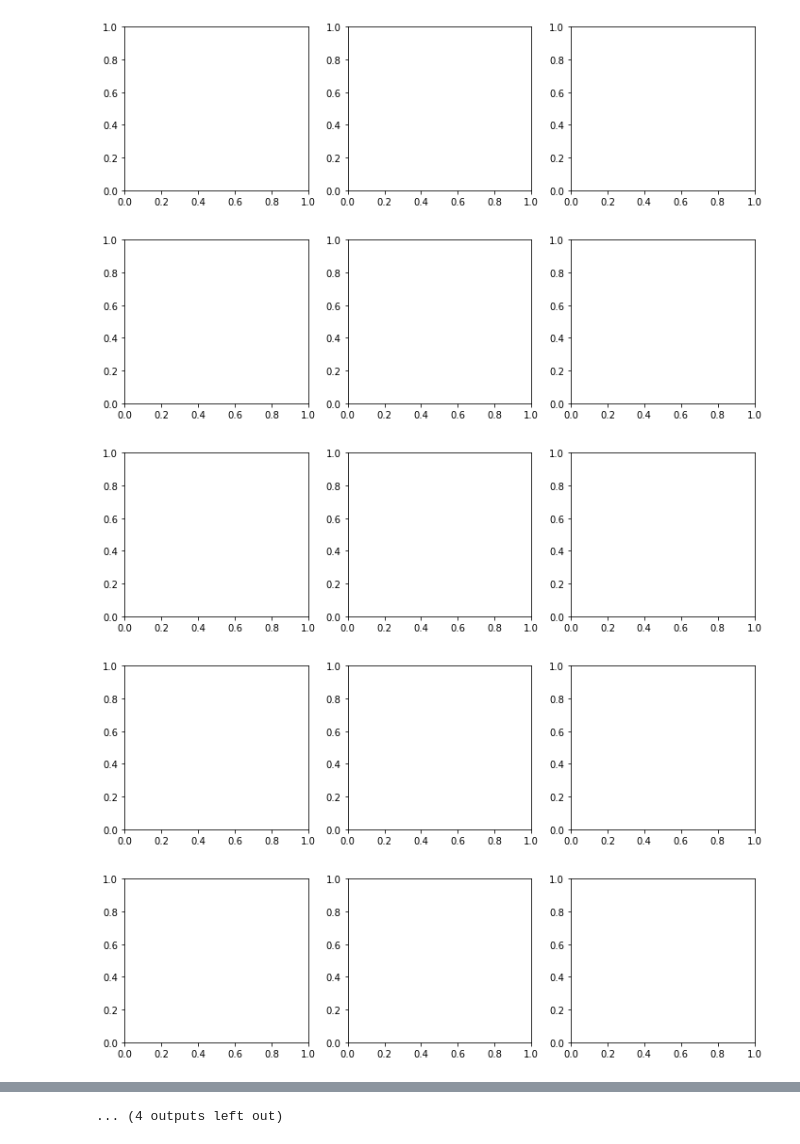
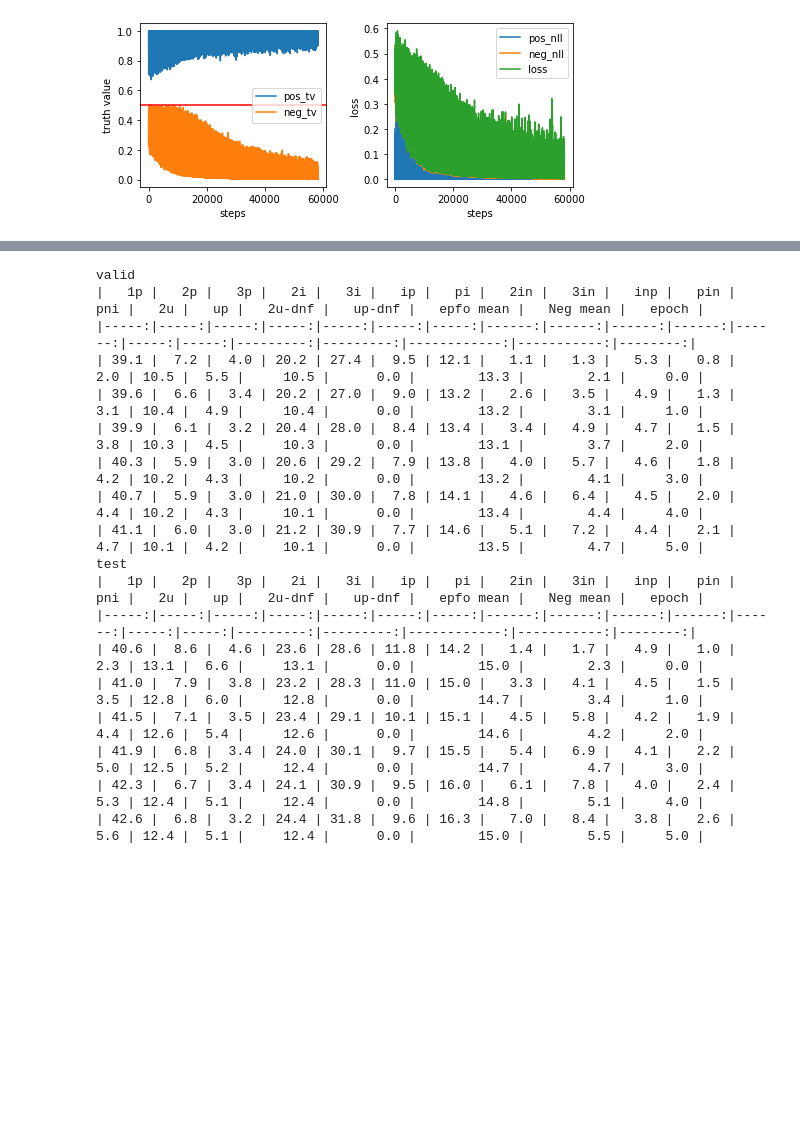
Before and after one commit to rabi-fei/Soft-Queries-on-Uncertain-KG, a Jupyter notebook: vis.ipynb, the cells around one changed output, grey strips where cells are left out. Cells and saved outputs as stored; diff of their text form; code cells hidden in the pictures; blank space fills up the shorter version.

```diff
--- a/vis.ipynb
+++ b/vis.ipynb
@@ -53,7 +53,7 @@ def plot_train_lines():
         data['id'].append(i)
     df = pd.DataFrame(data)
 
-    fig, (ax1, ax2) = plt.subplots(ncols=2, figsize=(12, 5))
+    fig, (ax1, ax2) = plt.subplots(ncols=2, figsize=(7, 3))
 
     ax1.set_xlabel('steps')
     ax1.set_ylabel('truth value')
@@ -84,8 +84,13 @@ def plot_train_lines():
 
 
 def plot_evaluation(scope=['train', 'validate', 'test']):
+    all_rec = filter_lines(lines=lines, key_str="evaluate")
+
+
     for k in queries:
+        if not any(k in rec for rec in all_rec): continue
         fig, axes = plt.subplots(ncols=len(scope), figsize=(3 * len(scope) + 1, 3))
+
         if len(scope) == 1:
             axes = [axes]
 
@@ -119,24 +124,32 @@ def plot_evaluation(scope=['train', 'validate', 'test']):
 # %%
 def evaluation_to_tables(line, verbose=True):
     data = defaultdict(list)
-    data['metric'] = metrics
-    for m in metrics:
+    for m in ['mrr']:
         for k in queries:
             if k in line:
                 data[k].append(line[k][m] * 100)
     df = pd.DataFrame(data)
     try:
-        df['Conjunction mean'] = df[Conjunction_queries].mean(axis=1)
+        df['epfo mean'] = df[Conjunction_queries + Disjunction_queries].mean(axis=1)
     except:
         pass
     try:
-        df['Negation mean'] = df[Negation_queries].mean(axis=1)
+        df['Neg mean'] = df[Negation_queries].mean(axis=1)
     except:
         pass
-    try:
-        df['Disjunction mean'] = df[Disjunction_queries].mean(axis=1)
-    except:
-        pass
+    return df
 
-    return df
+def aggregate_evaluations(scope=['valid', 'test']):
+    for desc in scope:
+        print(desc)
+        rec_lines = filter_lines(lines, key_str=f"evaluate {desc}")
+        df_list = []
+        for e, line in enumerate(rec_lines):
+            df = evaluation_to_tables(line)
+            # print(df.to_markdown(floatfmt=".2f"))
+            df['epoch'] = e
+            df_list.append(df)
+        final_df = pd.concat(df_list)
+        final_df = final_df.reindex()
+        print(final_df.to_markdown(floatfmt=".1f", index=False))
 # %%
@@ -160,10 +179,7 @@ plot_evaluation(scope=['valid', 'test'])
 # %%
-lines = read_log_lines('log/train_1p_2i_pin/output.log')
+lines = read_log_lines('log/train_query_boosting_1p2p/output.log')
 plot_train_lines()
-plot_evaluation(scope=['train', 'valid', 'test'])
+# plot_evaluation(scope=['valid', 'test'])
+aggregate_evaluations()
 # %% [output]
-[figure, old version]
+[figure, new version]
-[figure, removed]
-[figure, removed]
-[figure, removed]
-[figure, removed]
@@ -177,2 +186,19 @@ plot_evaluation(scope=['train', 'valid', 'test'])
-... (4 outputs left out)
+valid
+|   1p |   2p |   3p |   2i |   3i |   ip |   pi |   2in |   3in |   inp |   pin |   pni |   2u |   up |   2u-dnf |   up-dnf |   epfo mean |   Neg mean |   epoch |
+|-----:|-----:|-----:|-----:|-----:|-----:|-----:|------:|------:|------:|------:|------:|-----:|-----:|---------:|---------:|------------:|-----------:|--------:|
+| 39.1 |  7.2 |  4.0 | 20.2 | 27.4 |  9.5 | 12.1 |   1.1 |   1.3 |   5.3 |   0.8 |   2.0 | 10.5 |  5.5 |     10.5 |      0.0 |        13.3 |        2.1 |     0.0 |
+| 39.6 |  6.6 |  3.4 | 20.2 | 27.0 |  9.0 | 13.2 |   2.6 |   3.5 |   4.9 |   1.3 |   3.1 | 10.4 |  4.9 |     10.4 |      0.0 |        13.2 |        3.1 |     1.0 |
+| 39.9 |  6.1 |  3.2 | 20.4 | 28.0 |  8.4 | 13.4 |   3.4 |   4.9 |   4.7 |   1.5 |   3.8 | 10.3 |  4.5 |     10.3 |      0.0 |        13.1 |        3.7 |     2.0 |
+| 40.3 |  5.9 |  3.0 | 20.6 | 29.2 |  7.9 | 13.8 |   4.0 |   5.7 |   4.6 |   1.8 |   4.2 | 10.2 |  4.3 |     10.2 |      0.0 |        13.2 |        4.1 |     3.0 |
+| 40.7 |  5.9 |  3.0 | 21.0 | 30.0 |  7.8 | 14.1 |   4.6 |   6.4 |   4.5 |   2.0 |   4.4 | 10.2 |  4.3 |     10.1 |      0.0 |        13.4 |        4.4 |     4.0 |
+| 41.1 |  6.0 |  3.0 | 21.2 | 30.9 |  7.7 | 14.6 |   5.1 |   7.2 |   4.4 |   2.1 |   4.7 | 10.1 |  4.2 |     10.1 |      0.0 |        13.5 |        4.7 |     5.0 |
+test
+|   1p |   2p |   3p |   2i |   3i |   ip |   pi |   2in |   3in |   inp |   pin |   pni |   2u |   up |   2u-dnf |   up-dnf |   epfo mean |   Neg mean |   epoch |
+|-----:|-----:|-----:|-----:|-----:|-----:|-----:|------:|------:|------:|------:|------:|-----:|-----:|---------:|---------:|------------:|-----------:|--------:|
+| 40.6 |  8.6 |  4.6 | 23.6 | 28.6 | 11.8 | 14.2 |   1.4 |   1.7 |   4.9 |   1.0 |   2.3 | 13.1 |  6.6 |     13.1 |      0.0 |        15.0 |        2.3 |     0.0 |
+| 41.0 |  7.9 |  3.8 | 23.2 | 28.3 | 11.0 | 15.0 |   3.3 |   4.1 |   4.5 |   1.5 |   3.5 | 12.8 |  6.0 |     12.8 |      0.0 |        14.7 |        3.4 |     1.0 |
+| 41.5 |  7.1 |  3.5 | 23.4 | 29.1 | 10.1 | 15.1 |   4.5 |   5.8 |   4.2 |   1.9 |   4.4 | 12.6 |  5.4 |     12.6 |      0.0 |        14.6 |        4.2 |     2.0 |
+| 41.9 |  6.8 |  3.4 | 24.0 | 30.1 |  9.7 | 15.5 |   5.4 |   6.9 |   4.1 |   2.2 |   5.0 | 12.5 |  5.2 |     12.4 |      0.0 |        14.7 |        4.7 |     3.0 |
+| 42.3 |  6.7 |  3.4 | 24.1 | 30.9 |  9.5 | 16.0 |   6.1 |   7.8 |   4.0 |   2.4 |   5.3 | 12.4 |  5.1 |     12.4 |      0.0 |        14.8 |        5.1 |     4.0 |
+| 42.6 |  6.8 |  3.2 | 24.4 | 31.8 |  9.6 | 16.3 |   7.0 |   8.4 |   3.8 |   2.6 |   5.6 | 12.4 |  5.1 |     12.4 |      0.0 |        15.0 |        5.5 |     5.0 |
 # %%
```
Also changed, not shown: parts of 3 cells of this notebook, 4 other files.
